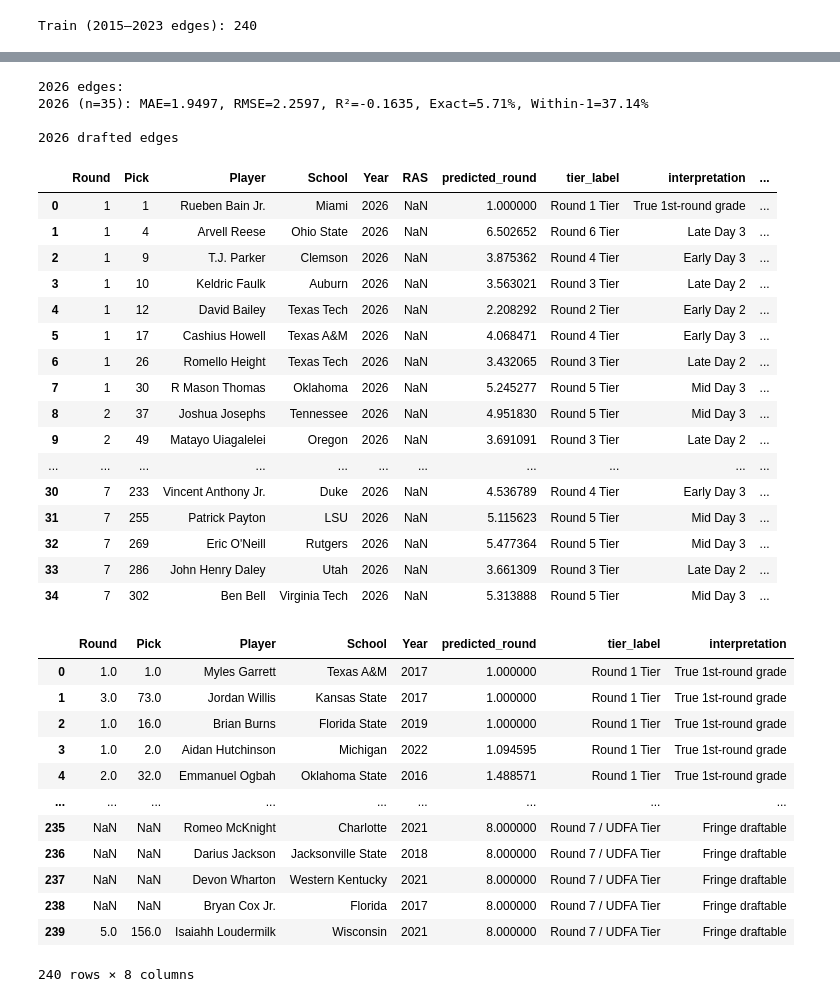
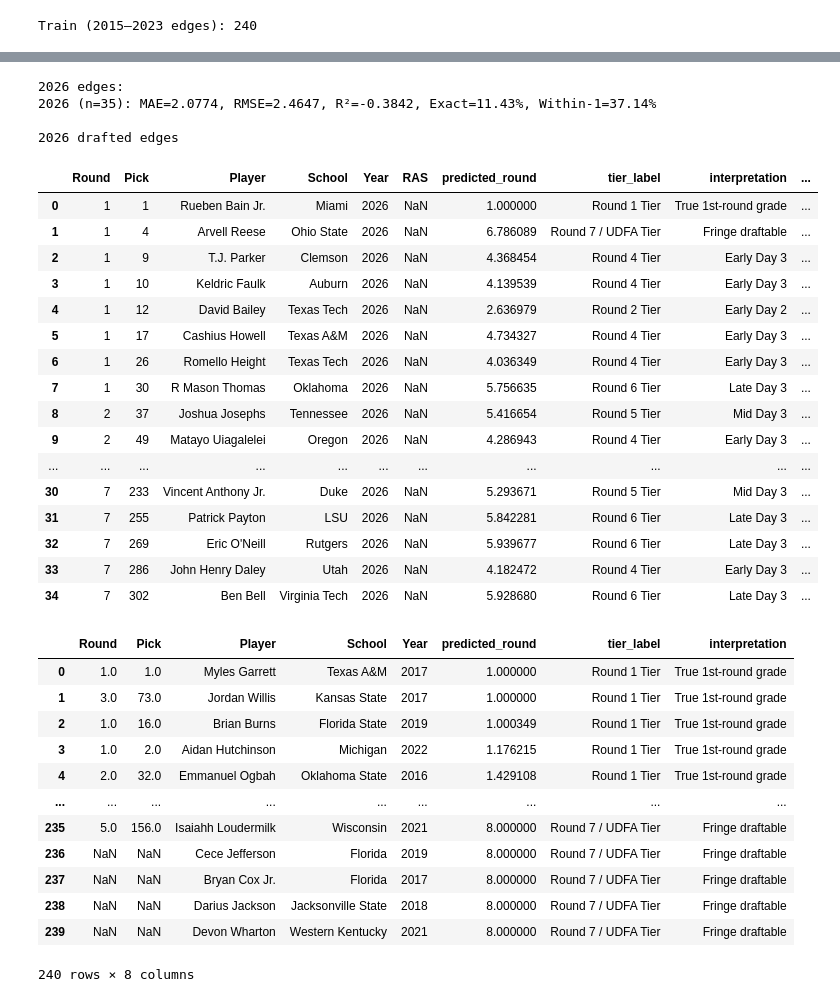
Before and after one commit to greynathan/2026_NFL_Draft, a Jupyter notebook: Edges/edges_round_regression.ipynb, the cells around one changed output, grey strips where cells are left out. Saved outputs shown, nothing was run; the diff lists cells and outputs as text; code cells hidden in the pictures.

Commit message:
edges now have arm length and pff pass/run inputs

```diff
--- a/Edges/edges_round_regression.ipynb
+++ b/Edges/edges_round_regression.ipynb
@@ -14,13 +14,13 @@ from sklearn.metrics import mean_absolute_error, mean_squared_error, r2_score
 
 FEATURES_WITH_COLLEGE = [
     'Broad Jump', 'Vertical', '40yd', 'Height', 'Weight',
-    'speed_score', 'explosive_score', 'RAS',
-    'true_pass_set_pass_rush_win_rate', 'pass_rush_win_rate', 'snap_counts_pass_rush', 'p4_conference'
+    'speed_score', 'explosive_score', 'RAS', 'arm_length_inches',
+    'true_pass_set_pass_rush_win_rate', 'pass_rush_win_rate', 'snap_counts_pass_rush', 'stop_percent', 'p4_conference'
 ]
 CONTAINS_WITH_COLLEGE = [
     'contains_broad_jump', 'contains_vertical', 'contains_40yd', 'contains_height', 'contains_weight',
-    'contains_speed_score', 'contains_explosive_score', 'contains_ras',
-    'contains_true_pass_set_pass_rush_win_rate', 'contains_pass_rush_win_rate', 'contains_snap_counts_pass_rush',
+    'contains_speed_score', 'contains_explosive_score', 'contains_ras', 'contains_arm_length_inches',
+    'contains_true_pass_set_pass_rush_win_rate', 'contains_pass_rush_win_rate', 'contains_snap_counts_pass_rush', 'contains_stop_percent',
     'contains_p4_conference'
 ]
 FEATURES_WITH_COLLEGE_ALL = FEATURES_WITH_COLLEGE + CONTAINS_WITH_COLLEGE
@@ -116,7 +124,11 @@ df['contains_explosive_score'] = 1  # we always have it (filled 0)
 df['contains_true_pass_set_pass_rush_win_rate'] = df['true_pass_set_pass_rush_win_rate'].notna().astype(int)
 df['contains_pass_rush_win_rate'] = df['pass_rush_win_rate'].notna().astype(int)
 df['contains_snap_counts_pass_rush'] = df['snap_counts_pass_rush'].notna().astype(int)
+df['contains_stop_percent'] = df['stop_percent'].notna().astype(int)
 df['contains_ras'] = df['RAS'].notna().astype(int)
+if 'arm_length_inches' not in df.columns:
+    df['arm_length_inches'] = np.nan
+df['contains_arm_length_inches'] = df['arm_length_inches'].notna().astype(int)
 df['contains_p4_conference'] = df['School'].notna().astype(int)
 # %%
 # Target: round 1–7 if drafted, 8 if undrafted
@@ -172,10 +184,14 @@ def prepare_edges_df(csv_path, year):
     edf['contains_true_pass_set_pass_rush_win_rate'] = edf['true_pass_set_pass_rush_win_rate'].notna().astype(int)
     edf['contains_pass_rush_win_rate'] = edf['pass_rush_win_rate'].notna().astype(int)
     edf['contains_snap_counts_pass_rush'] = edf['snap_counts_pass_rush'].notna().astype(int)
+    edf['contains_stop_percent'] = edf['stop_percent'].notna().astype(int) if 'stop_percent' in edf.columns else 0
     # Handle RAS column (should be in edge_testing.csv, but add if missing)
     if 'RAS' not in edf.columns:
         edf['RAS'] = np.nan
     edf['contains_ras'] = edf['RAS'].notna().astype(int)
+    if 'arm_length_inches' not in edf.columns:
+        edf['arm_length_inches'] = np.nan
+    edf['contains_arm_length_inches'] = edf['arm_length_inches'].notna().astype(int)
     edf['contains_p4_conference'] = edf['School'].notna().astype(int)
     return edf
 
@@ -208,7 +224,11 @@ def prepare_test_edges(edf):
     edf['contains_true_pass_set_pass_rush_win_rate'] = edf['true_pass_set_pass_rush_win_rate'].notna().astype(int)
     edf['contains_pass_rush_win_rate'] = edf['pass_rush_win_rate'].notna().astype(int)
     edf['contains_snap_counts_pass_rush'] = edf['snap_counts_pass_rush'].notna().astype(int)
+    edf['contains_stop_percent'] = edf['stop_percent'].notna().astype(int) if 'stop_percent' in edf.columns else 0
     edf['contains_ras'] = edf['RAS'].notna().astype(int)
+    if 'arm_length_inches' not in edf.columns:
+        edf['arm_length_inches'] = np.nan
+    edf['contains_arm_length_inches'] = edf['arm_length_inches'].notna().astype(int)
     edf['contains_p4_conference'] = edf['School'].notna().astype(int)
     return edf
 edges_2024 = prepare_test_edges(edges_2024)
@@ -333,50 +355,51 @@ pred_26 = np.clip(ridge.predict(X_26_scaled), 1, 8)
 # Check if Round column exists and has valid values for evaluation
 if 'Round' in edges_2026.columns and edges_2026['Round'].notna().any():
     actual_26 = edges_2026['Round'].astype(int).values
     print('2026 edges:')
     eval_metrics(actual_26, pred_26, '2026')
 else:
     print(f'2026 edges (n={len(pred_26)}): Predictions generated (no actual rounds available)')
 
 # Display 2026 predictions
 edges_2026_display = edges_2026[['Round', 'Pick', 'Player', 'School', 'Year', 'RAS']].copy()
 edges_2026_display['predicted_round'] = pred_26
 edges_2026_display['tier_label'] = [pred_round_to_tier(x)[0] for x in pred_26]
 edges_2026_display['interpretation'] = [pred_round_to_tier(x)[1] for x in pred_26]
 if 'Round' in edges_2026_display.columns and edges_2026_display['Round'].notna().any():
     edges_2026_display['Round'] = edges_2026_display['Round'].astype(int)
 # Add contains flags
 edges_2026_display['contains_ras'] = edges_2026['contains_ras'].values
 edges_2026_display['contains_pff'] = (
     edges_2026['contains_true_pass_set_pass_rush_win_rate'] |
     edges_2026['contains_pass_rush_win_rate'] |
-    edges_2026['contains_snap_counts_pass_rush']
+    edges_2026['contains_snap_counts_pass_rush'] |
+    edges_2026['contains_stop_percent']
 ).astype(int)
 
 print('\n2026 drafted edges')
 display(edges_2026_display)
 # %% [output]
 2026 edges:
-2026 (n=35): MAE=1.9497, RMSE=2.2597, R²=-0.1635, Exact=5.71%, Within-1=37.14%
+2026 (n=35): MAE=2.0774, RMSE=2.4647, R²=-0.3842, Exact=11.43%, Within-1=37.14%
 
 2026 drafted edges
 |  | Round | Pick | Player | School | Year | RAS | predicted_round | tier_label | interpretation | ... |
 | 0 | 1 | 1 | Rueben Bain Jr. | Miami | 2026 | NaN | 1.000000 | Round 1 Tier | True 1st-round grade | ... |
-| 1 | 1 | 4 | Arvell Reese | Ohio State | 2026 | NaN | 6.502652 | Round 6 Tier | Late Day 3 | ... |
-| 2 | 1 | 9 | T.J. Parker | Clemson | 2026 | NaN | 3.875362 | Round 4 Tier | Early Day 3 | ... |
-| 3 | 1 | 10 | Keldric Faulk | Auburn | 2026 | NaN | 3.563021 | Round 3 Tier | Late Day 2 | ... |
-| 4 | 1 | 12 | David Bailey | Texas Tech | 2026 | NaN | 2.208292 | Round 2 Tier | Early Day 2 | ... |
-| 5 | 1 | 17 | Cashius Howell | Texas A&M | 2026 | NaN | 4.068471 | Round 4 Tier | Early Day 3 | ... |
-| 6 | 1 | 26 | Romello Height | Texas Tech | 2026 | NaN | 3.432065 | Round 3 Tier | Late Day 2 | ... |
-| 7 | 1 | 30 | R Mason Thomas | Oklahoma | 2026 | NaN | 5.245277 | Round 5 Tier | Mid Day 3 | ... |
-| 8 | 2 | 37 | Joshua Josephs | Tennessee | 2026 | NaN | 4.951830 | Round 5 Tier | Mid Day 3 | ... |
-| 9 | 2 | 49 | Matayo Uiagalelei | Oregon | 2026 | NaN | 3.691091 | Round 3 Tier | Late Day 2 | ... |
+| 1 | 1 | 4 | Arvell Reese | Ohio State | 2026 | NaN | 6.786089 | Round 7 / UDFA Tier | Fringe draftable | ... |
+| 2 | 1 | 9 | T.J. Parker | Clemson | 2026 | NaN | 4.368454 | Round 4 Tier | Early Day 3 | ... |
+| 3 | 1 | 10 | Keldric Faulk | Auburn | 2026 | NaN | 4.139539 | Round 4 Tier | Early Day 3 | ... |
+| 4 | 1 | 12 | David Bailey | Texas Tech | 2026 | NaN | 2.636979 | Round 2 Tier | Early Day 2 | ... |
+| 5 | 1 | 17 | Cashius Howell | Texas A&M | 2026 | NaN | 4.734327 | Round 4 Tier | Early Day 3 | ... |
+| 6 | 1 | 26 | Romello Height | Texas Tech | 2026 | NaN | 4.036349 | Round 4 Tier | Early Day 3 | ... |
+| 7 | 1 | 30 | R Mason Thomas | Oklahoma | 2026 | NaN | 5.756635 | Round 6 Tier | Late Day 3 | ... |
+| 8 | 2 | 37 | Joshua Josephs | Tennessee | 2026 | NaN | 5.416654 | Round 5 Tier | Mid Day 3 | ... |
+| 9 | 2 | 49 | Matayo Uiagalelei | Oregon | 2026 | NaN | 4.286943 | Round 4 Tier | Early Day 3 | ... |
 | ... | ... | ... | ... | ... | ... | ... | ... | ... | ... | ... |
-| 30 | 7 | 233 | Vincent Anthony Jr. | Duke | 2026 | NaN | 4.536789 | Round 4 Tier | Early Day 3 | ... |
-| 31 | 7 | 255 | Patrick Payton | LSU | 2026 | NaN | 5.115623 | Round 5 Tier | Mid Day 3 | ... |
-| 32 | 7 | 269 | Eric O'Neill | Rutgers | 2026 | NaN | 5.477364 | Round 5 Tier | Mid Day 3 | ... |
-| 33 | 7 | 286 | John Henry Daley | Utah | 2026 | NaN | 3.661309 | Round 3 Tier | Late Day 2 | ... |
-| 34 | 7 | 302 | Ben Bell | Virginia Tech | 2026 | NaN | 5.313888 | Round 5 Tier | Mid Day 3 | ... |
+| 30 | 7 | 233 | Vincent Anthony Jr. | Duke | 2026 | NaN | 5.293671 | Round 5 Tier | Mid Day 3 | ... |
+| 31 | 7 | 255 | Patrick Payton | LSU | 2026 | NaN | 5.842281 | Round 6 Tier | Late Day 3 | ... |
+| 32 | 7 | 269 | Eric O'Neill | Rutgers | 2026 | NaN | 5.939677 | Round 6 Tier | Late Day 3 | ... |
+| 33 | 7 | 286 | John Henry Daley | Utah | 2026 | NaN | 4.182472 | Round 4 Tier | Early Day 3 | ... |
+| 34 | 7 | 302 | Ben Bell | Virginia Tech | 2026 | NaN | 5.928680 | Round 6 Tier | Late Day 3 | ... |
 # %%
 # Model results on entire training set (2017–2023), ordered by predicted_round
 train_display = df[['Round', 'Pick', 'Player', 'School', 'Year']].copy()
@@ -389,13 +412,13 @@ train_display
 |  | Round | Pick | Player | School | Year | predicted_round | tier_label | interpretation |
 | 0 | 1.0 | 1.0 | Myles Garrett | Texas A&M | 2017 | 1.000000 | Round 1 Tier | True 1st-round grade |
 | 1 | 3.0 | 73.0 | Jordan Willis | Kansas State | 2017 | 1.000000 | Round 1 Tier | True 1st-round grade |
-| 2 | 1.0 | 16.0 | Brian Burns | Florida State | 2019 | 1.000000 | Round 1 Tier | True 1st-round grade |
-| 3 | 1.0 | 2.0 | Aidan Hutchinson | Michigan | 2022 | 1.094595 | Round 1 Tier | True 1st-round grade |
-| 4 | 2.0 | 32.0 | Emmanuel Ogbah | Oklahoma State | 2016 | 1.488571 | Round 1 Tier | True 1st-round grade |
+| 2 | 1.0 | 16.0 | Brian Burns | Florida State | 2019 | 1.000349 | Round 1 Tier | True 1st-round grade |
+| 3 | 1.0 | 2.0 | Aidan Hutchinson | Michigan | 2022 | 1.176215 | Round 1 Tier | True 1st-round grade |
+| 4 | 2.0 | 32.0 | Emmanuel Ogbah | Oklahoma State | 2016 | 1.429108 | Round 1 Tier | True 1st-round grade |
 | ... | ... | ... | ... | ... | ... | ... | ... | ... |
-| 235 | NaN | NaN | Romeo McKnight | Charlotte | 2021 | 8.000000 | Round 7 / UDFA Tier | Fringe draftable |
-| 236 | NaN | NaN | Darius Jackson | Jacksonville State | 2018 | 8.000000 | Round 7 / UDFA Tier | Fringe draftable |
-| 237 | NaN | NaN | Devon Wharton | Western Kentucky | 2021 | 8.000000 | Round 7 / UDFA Tier | Fringe draftable |
-| 238 | NaN | NaN | Bryan Cox Jr. | Florida | 2017 | 8.000000 | Round 7 / UDFA Tier | Fringe draftable |
-| 239 | 5.0 | 156.0 | Isaiahh Loudermilk | Wisconsin | 2021 | 8.000000 | Round 7 / UDFA Tier | Fringe draftable |
+| 235 | 5.0 | 156.0 | Isaiahh Loudermilk | Wisconsin | 2021 | 8.000000 | Round 7 / UDFA Tier | Fringe draftable |
+| 236 | NaN | NaN | Cece Jefferson | Florida | 2019 | 8.000000 | Round 7 / UDFA Tier | Fringe draftable |
+| 237 | NaN | NaN | Bryan Cox Jr. | Florida | 2017 | 8.000000 | Round 7 / UDFA Tier | Fringe draftable |
+| 238 | NaN | NaN | Darius Jackson | Jacksonville State | 2018 | 8.000000 | Round 7 / UDFA Tier | Fringe draftable |
+| 239 | NaN | NaN | Devon Wharton | Western Kentucky | 2021 | 8.000000 | Round 7 / UDFA Tier | Fringe draftable |
 240 rows × 8 columns
```
Also changed, not shown: parts of 4 cells of this notebook, 33 other files.
